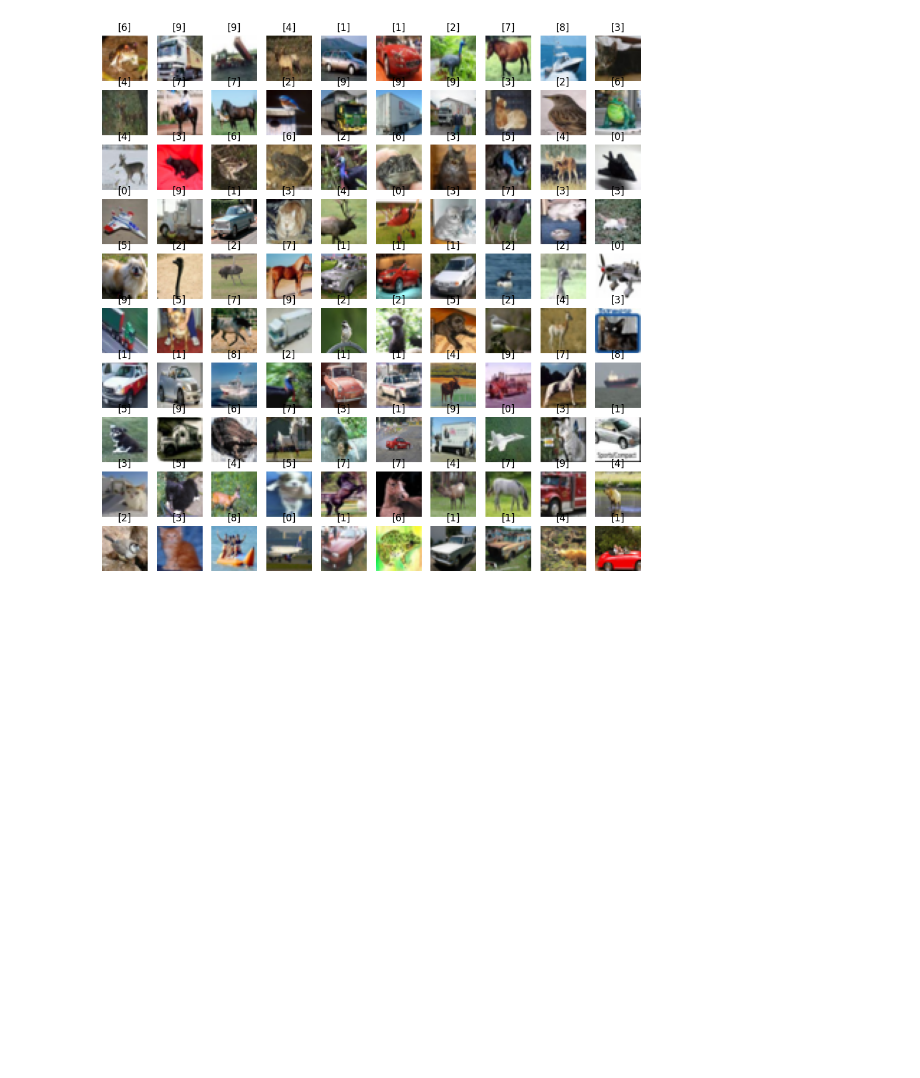
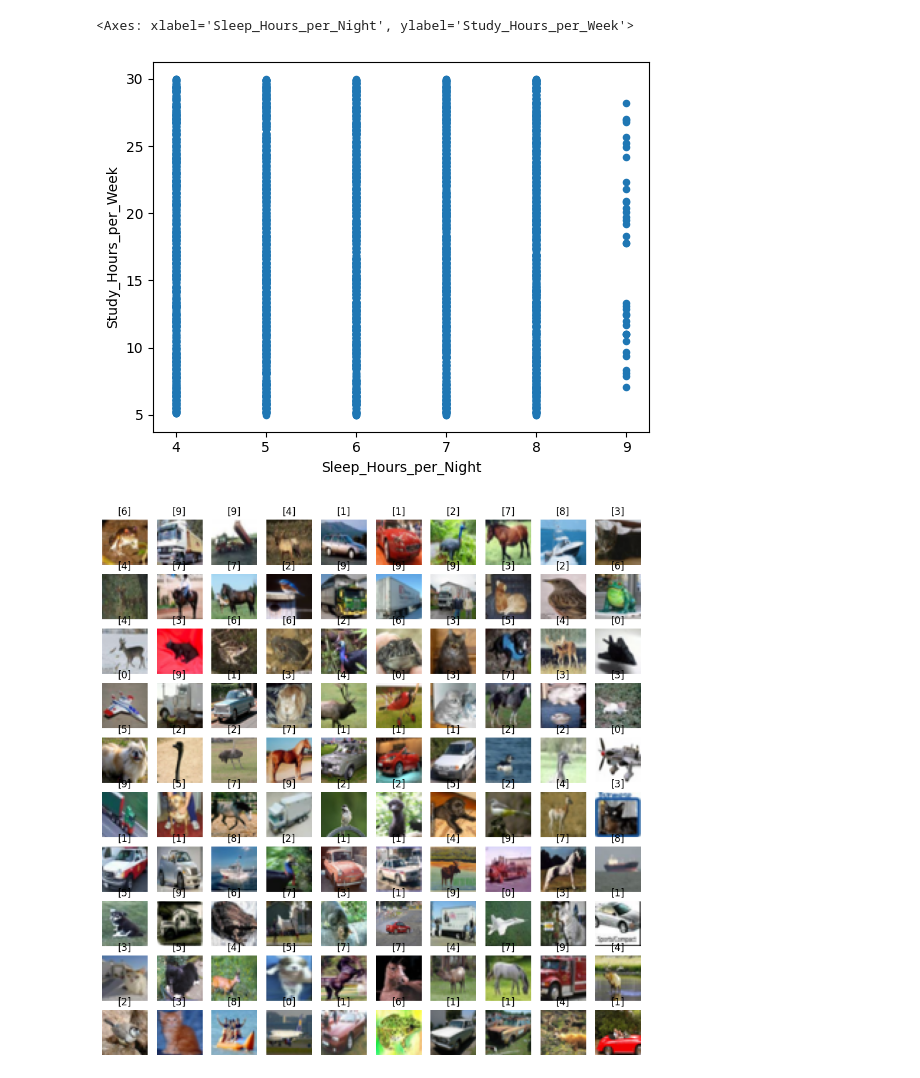
Before and after one commit to KlymentievMaksym/IntelOb, a Jupyter notebook: Lab3/Lab3.ipynb, the cells around one changed output. Saved outputs shown, nothing was run; the diff lists cells and outputs as text; code cells hidden in the pictures; blank space fills up the shorter version.

```diff
--- a/Lab3/Lab3.ipynb
+++ b/Lab3/Lab3.ipynb
@@ -44,0 +38,8 @@ data["Sleep_Hours_per_Night"].unique().shape
+# %%
+data = data[["Student_ID", "Gender", "Age", "Department", "Final_Score", "Total_Score", "Study_Hours_per_Week", "Extracurricular_Activities", "Internet_Access_at_Home", "Stress_Level (1-10)", "Sleep_Hours_per_Night"]]
+# %%
+print(data.isnull().sum())
+print()
+data = data.dropna()
+print()
+print(data.isnull().sum())
@@ -44,0 +64,8 @@ data["Sleep_Hours_per_Night"].unique().shape
+# %%
+data["Sleep_Hours_per_Night"] = np.array(list(map(np.floor, data["Sleep_Hours_per_Night"])), dtype=int)
+data_ = data["Sleep_Hours_per_Night"].unique()
+# data_ = np.array(list(map(np.floor, data_)))
+data_.sort()
+print(data_)
+# print(*[dat for dat in data_], sep="\n")
+data["Sleep_Hours_per_Night"].unique().shape
@@ -45,3 +84,8 @@ data["Sleep_Hours_per_Night"].unique().shape
+# %%
+data.plot.scatter(x="Sleep_Hours_per_Night", y="Study_Hours_per_Week")
+# %% [output]
+<Axes: xlabel='Sleep_Hours_per_Night', ylabel='Study_Hours_per_Week'>
+[figure, added]
 # %%
 (x_train, y_train), (x_test, y_test) = cifar10.load_data()
 # %%
```
Also changed, not shown: parts of 5 cells of this notebook.
